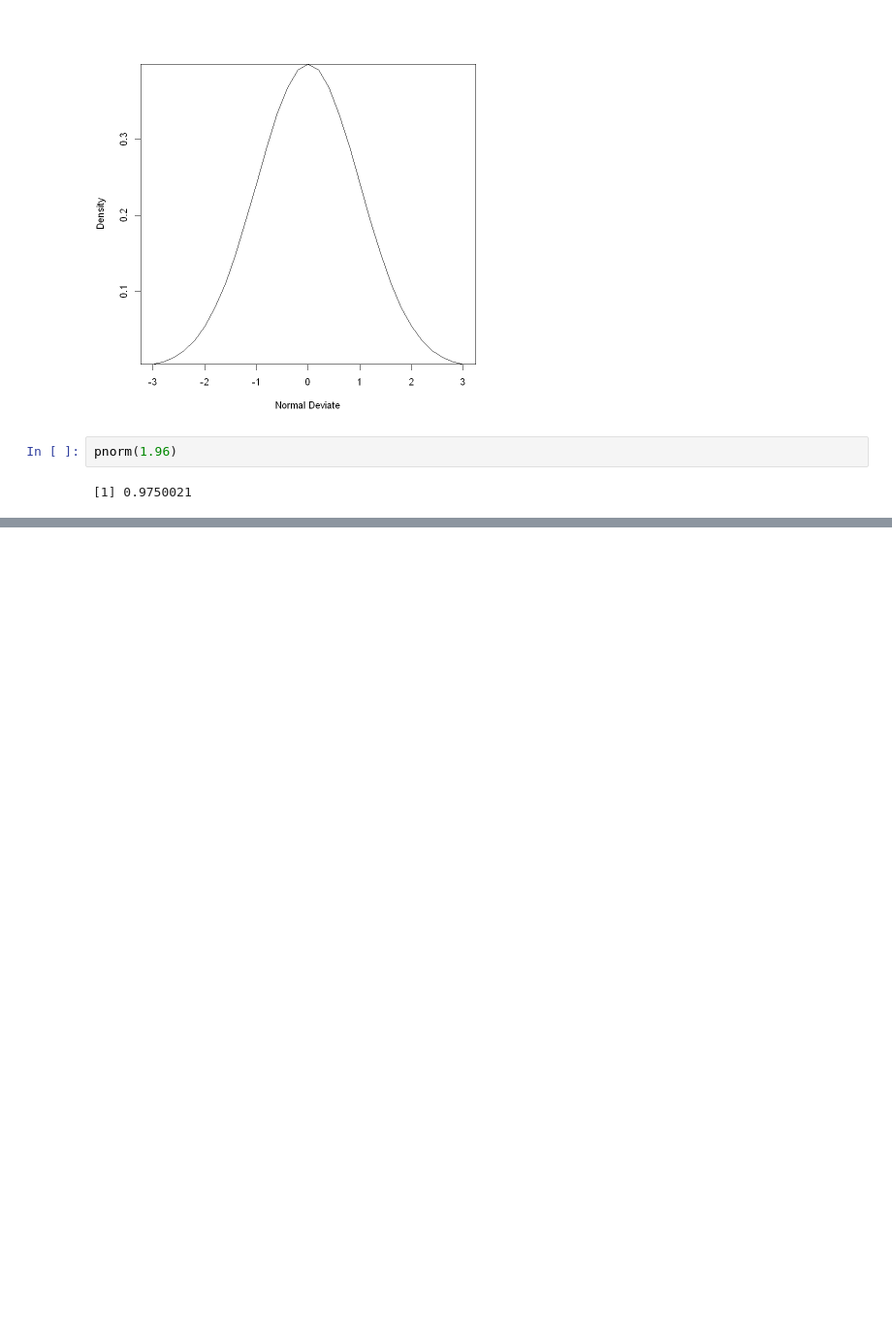
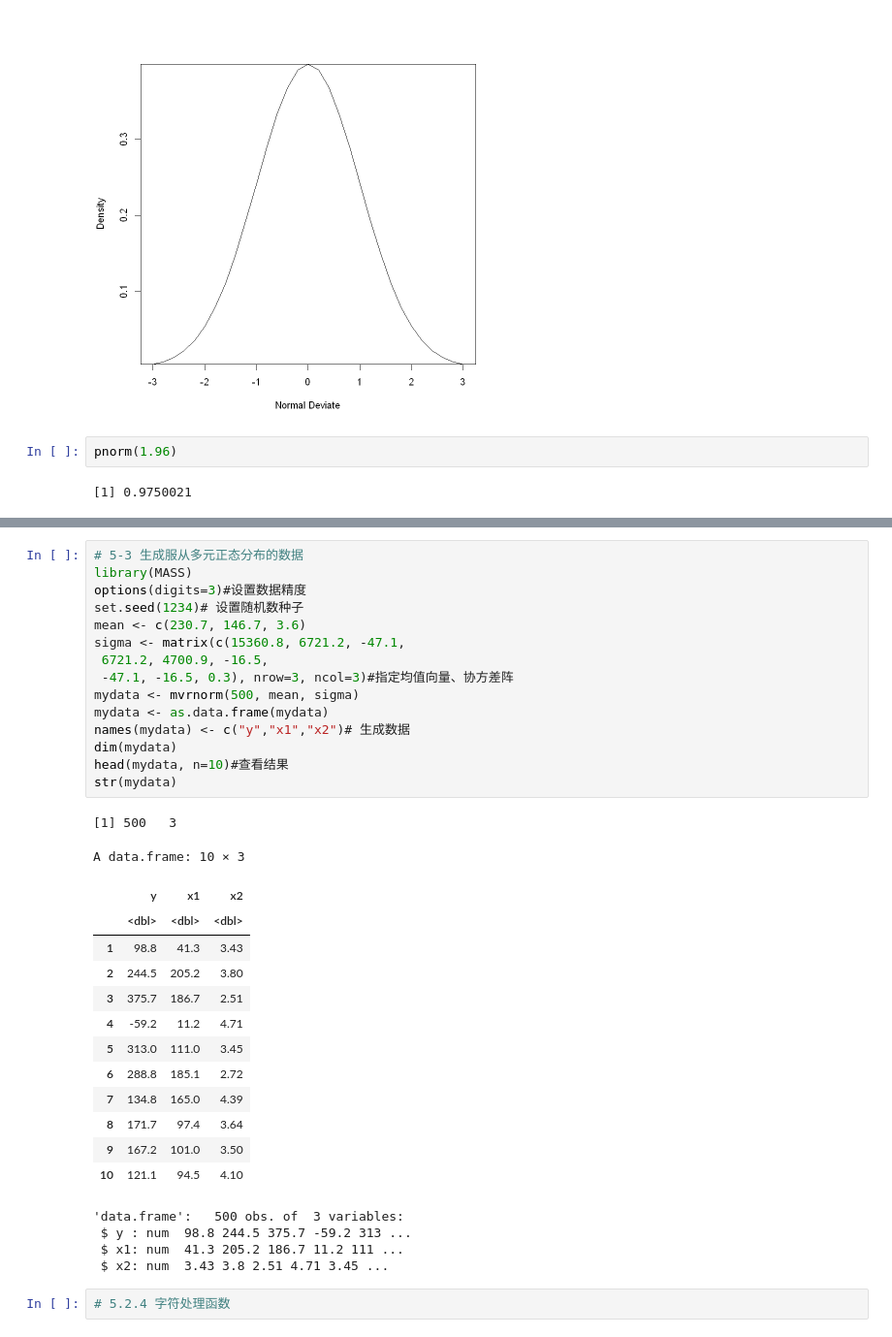
Before and after one commit to ruishuQU/R-IN-ACTION, a Jupyter notebook: code/ch05 高级数据管理.ipynb, the cells around one changed output, grey strips where cells are left out. Shown at 97% size. Saved outputs shown, nothing was run; the diff lists cells and outputs as text; blank space fills up the shorter version.

```diff
--- a/code/ch05 高级数据管理.ipynb
+++ b/code/ch05 高级数据管理.ipynb
@@ -83,0 +129,36 @@ pnorm(1.96)
+# %%
+# 5-3 生成服从多元正态分布的数据
+library(MASS)
+options(digits=3)#设置数据精度
+set.seed(1234)# 设置随机数种子
+mean <- c(230.7, 146.7, 3.6)
+sigma <- matrix(c(15360.8, 6721.2, -47.1,
+ 6721.2, 4700.9, -16.5,
+ -47.1, -16.5, 0.3), nrow=3, ncol=3)#指定均值向量、协方差阵
+mydata <- mvrnorm(500, mean, sigma)
+mydata <- as.data.frame(mydata)
+names(mydata) <- c("y","x1","x2")# 生成数据
+dim(mydata)
+head(mydata, n=10)#查看结果
+str(mydata)
+# %% [output]
+[1] 500   3
+A data.frame: 10 × 3
+|  | y | x1 | x2 |
+|  | <dbl> | <dbl> | <dbl> |
+| 1 | 98.8 | 41.3 | 3.43 |
+| 2 | 244.5 | 205.2 | 3.80 |
+| 3 | 375.7 | 186.7 | 2.51 |
+| 4 | -59.2 | 11.2 | 4.71 |
+| 5 | 313.0 | 111.0 | 3.45 |
+| 6 | 288.8 | 185.1 | 2.72 |
+| 7 | 134.8 | 165.0 | 4.39 |
+| 8 | 171.7 | 97.4 | 3.64 |
+| 9 | 167.2 | 101.0 | 3.50 |
+| 10 | 121.1 | 94.5 | 4.10 |
+'data.frame':   500 obs. of  3 variables:
+ $ y : num  98.8 244.5 375.7 -59.2 313 ...
+ $ x1: num  41.3 205.2 186.7 11.2 111 ...
+ $ x2: num  3.43 3.8 2.51 4.71 3.45 ...
+# %%
+# 5.2.4 字符处理函数
```
Also changed, not shown: parts of 21 cells of this notebook, 1 other file.
